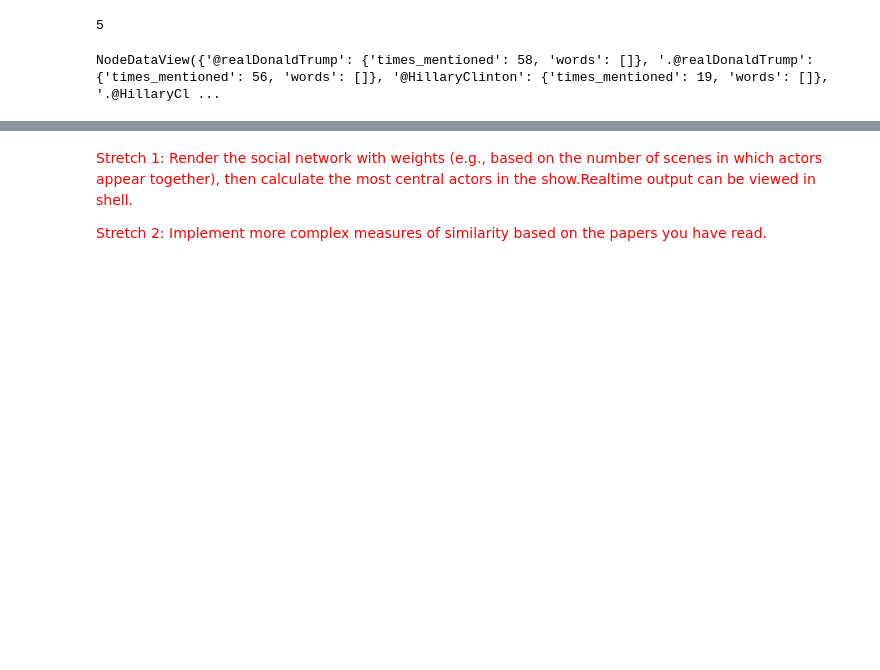
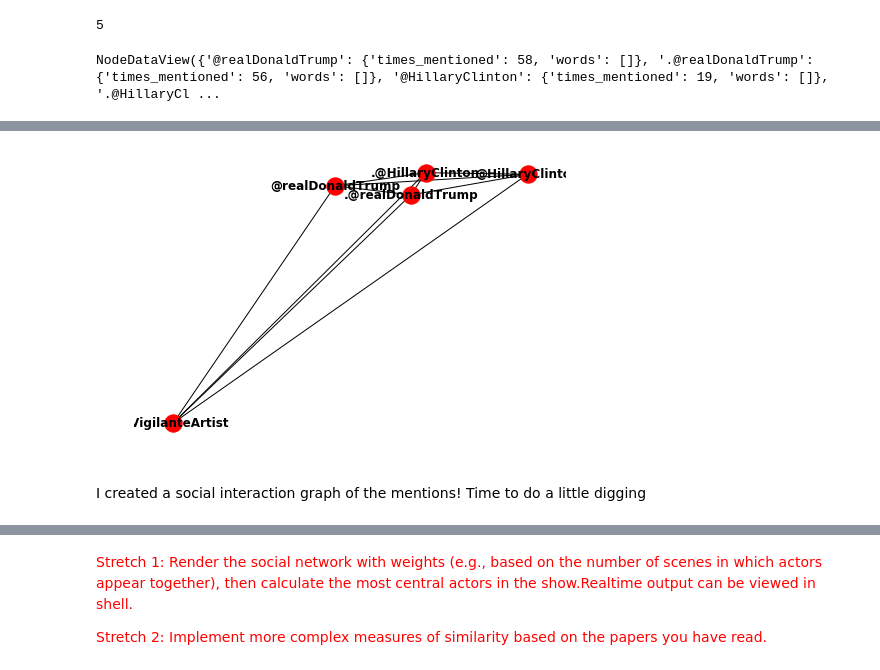
Before and after one commit to rkcatipon/Content-Analysis-2020, a Jupyter notebook: week-5/5-HW-Response.ipynb, the cells around one changed output, grey strips where cells are left out. Saved outputs shown, nothing was run; the diff lists cells and outputs as text; code cells hidden in the pictures; blank space fills up the shorter version.

Commit message:
Social interaction graph

```diff
--- a/week-5/5-HW-Response.ipynb
+++ b/week-5/5-HW-Response.ipynb
@@ -1068,3 +1068,11 @@ len(mentions_network.nodes.data())
 mentions_network.nodes.data()
 # %% [output]
 NodeDataView({'@realDonaldTrump': {'times_mentioned': 58, 'words': []}, '.@realDonaldTrump': {'times_mentioned': 56, 'words': []}, '@HillaryClinton': {'times_mentioned': 19, 'words': []}, '.@HillaryCl ...
+# %%
+for token in election_tweets['tokenized_text']:
+    if "@" in token[0][0]:
+        print(token)
+        #if token[0][0] not in mentions:
+        #    mentions[token[0][0]] = 0
+        #if token[0][0] in mentions:
+        #    mentions[token[0][0]] += 1
@@ -1071,24 +1097,27 @@ NodeDataView({'@realDonaldTrump': {'times_mentioned': 58, 'words': []}, '.@realD
 # %%
 i = 0
 
-for token in dool:
+for token in election_tweets['tokenized_text']:
     i += 1
-    if i > len(dool):
+    if i > len(election_tweets['tokenized_text']):
         break
-    if token[0] == "@":
-        if token[2:] in mentions_network.nodes():
+    if "@" in token[0][0]:
+        if token[0][0] in mentions_network.nodes():
             j = i
-            for token_ in dool[i:]:
-                if token_[0] == "@":
-                    # if both the characters exist in the graph, add a weight
-                    if token_[2:] != token[2:] and token_[2:] in actor_network.nodes():
-                        if (token[2:], token_[2:]) not in actor_network.edges():
-                            actor_network.add_edge(token[2:], token_[2:], weight=0)
-                        if (token[2:], token_[2:]) in actor_network.edges():
-                            actor_network.edges[(token[2:], token_[2:])]['weight'] += 1
+            for token_ in election_tweets['tokenized_text'][i:]:
+                if "@" in token[0][0]:
+                    if token_ != token[0][0] and token_[0][0] in mentions_network.nodes():
+                        if (token[0][0], token_[0][0]) not in mentions_network.edges():
+                            mentions_network.add_edge(token[0][0], token_[0][0], weight=0)
+                        if (token[0][0], token_[0][0]) in mentions_network.edges():
+                            mentions_network.edges[(token[0][0], token_[0][0])]['weight'] += 1
                     break
                 j += 1
             # adding characters sentences
-            actor_network.nodes[token[2:]]['words'].append(dool[i:j])
+            mentions_network.nodes[token[0][0]]['words'].append(election_tweets['tokenized_text'][i:j])
 # %%
-nx.draw(actor_network, with_labels=True, font_weight='bold')
+nx.draw(mentions_network, with_labels=True, font_weight='bold')
+# %% [output]
+[figure, added]
+# %% [markdown]
+I created a social interaction graph of the mentions! Time to do a little digging
```
Also changed, not shown: parts of 6 cells of this notebook.
